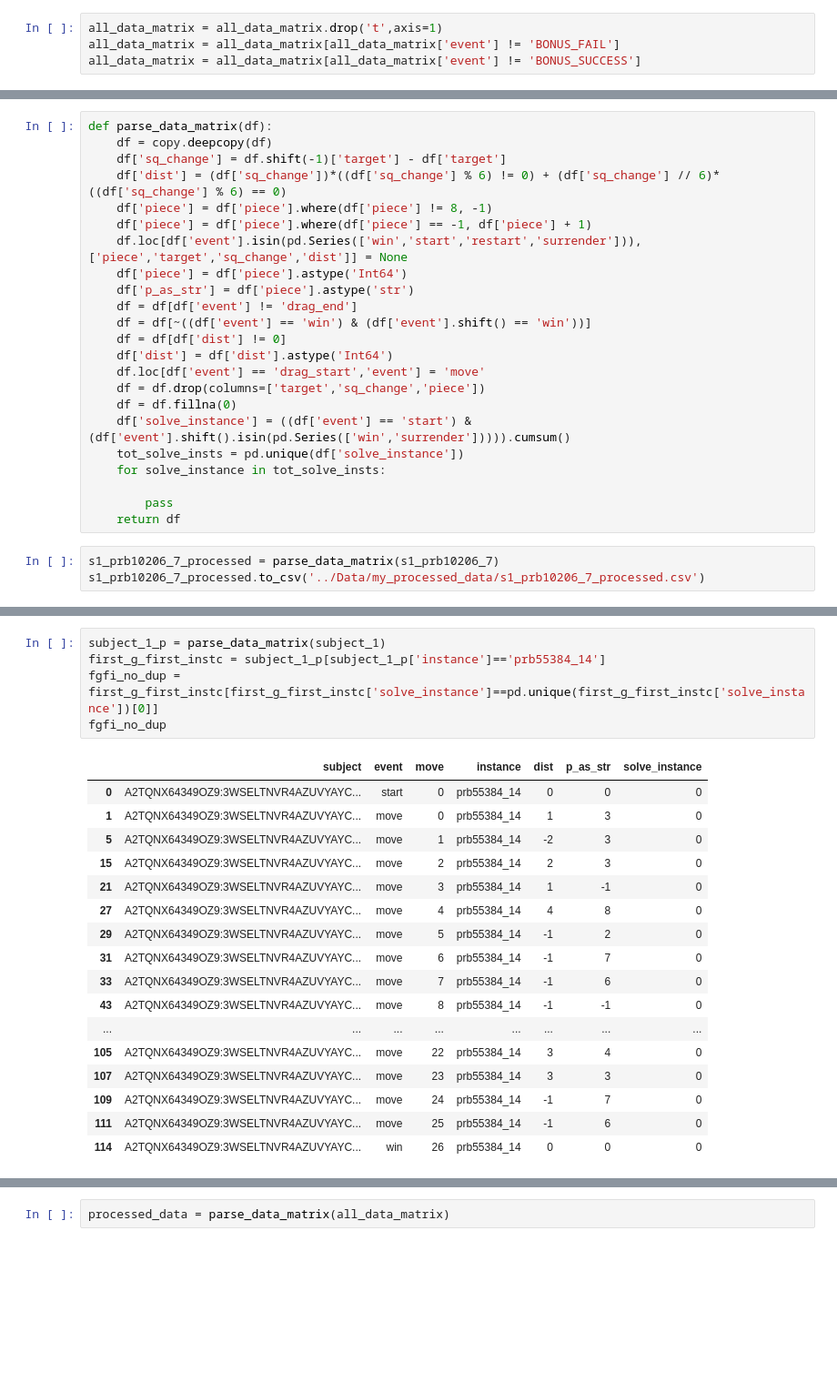
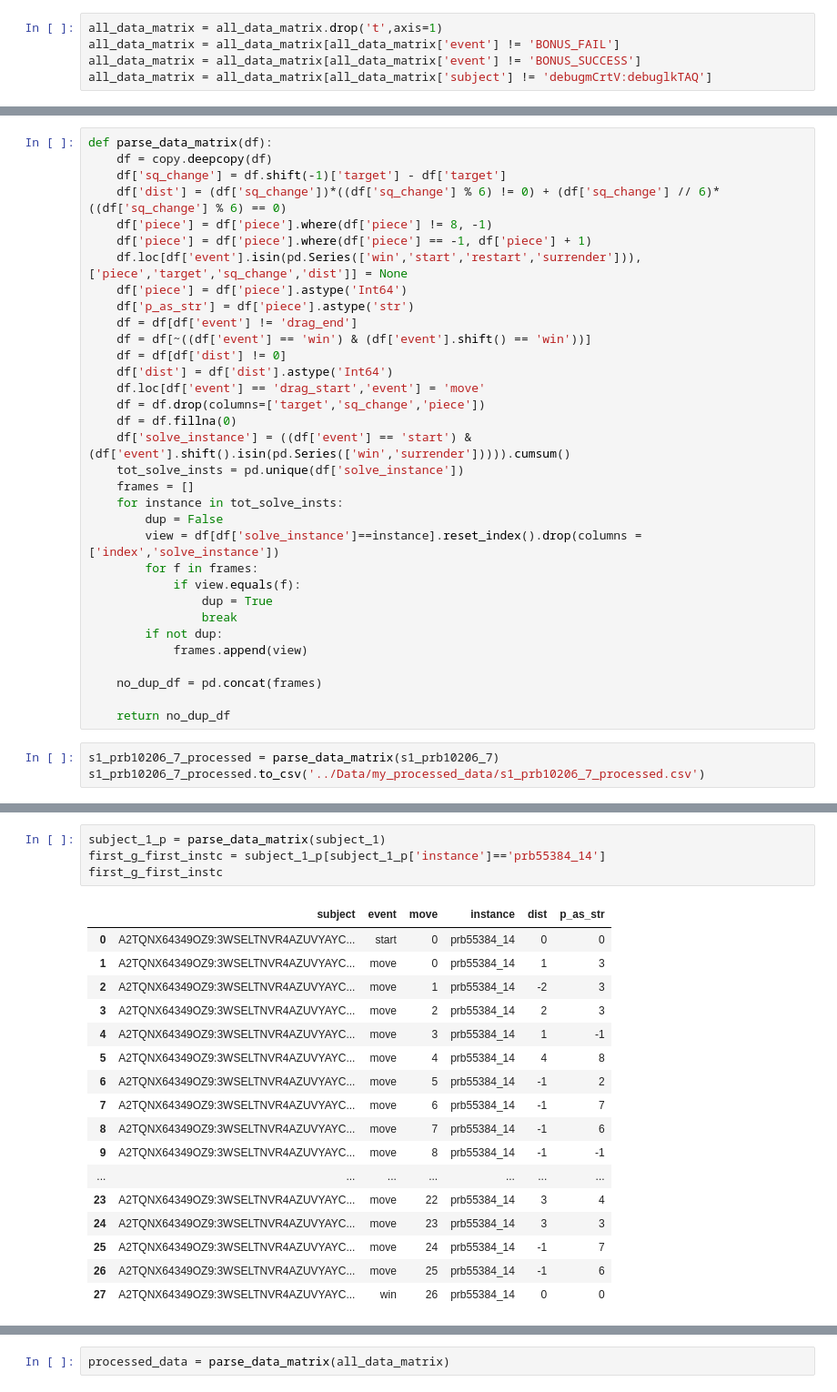
Before and after one commit to AlbertLiangca/ANDOR-Trees-replication, a Jupyter notebook: Models/participant_data.ipynb, the cells around one changed output, grey strips where cells are left out. Shown at 91% size. Cells and saved outputs as stored; diff of their text form; blank space fills up the shorter version.

```diff
--- a/Models/participant_data.ipynb
+++ b/Models/participant_data.ipynb
@@ -23,6 +23,7 @@ all_data_matrix = pd.read_csv('../Data/raw_data/all_subjects.csv')
 all_data_matrix = all_data_matrix.drop('t',axis=1)
 all_data_matrix = all_data_matrix[all_data_matrix['event'] != 'BONUS_FAIL']
 all_data_matrix = all_data_matrix[all_data_matrix['event'] != 'BONUS_SUCCESS']
+all_data_matrix = all_data_matrix[all_data_matrix['subject'] != 'debugmCrtV:debuglkTAQ']
 # %%
 subject_1 = all_data_matrix[all_data_matrix['subject']=='A2TQNX64349OZ9:3WSELTNVR4AZUVYAYCSWZIQW0J4ATB']
 # %%
@@ -62,10 +63,20 @@ def parse_data_matrix(df):
     df = df.fillna(0)
     df['solve_instance'] = ((df['event'] == 'start') & (df['event'].shift().isin(pd.Series(['win','surrender'])))).cumsum()
     tot_solve_insts = pd.unique(df['solve_instance'])
-    for solve_instance in tot_solve_insts:
+    frames = []
+    for instance in tot_solve_insts:
+        dup = False
+        view = df[df['solve_instance']==instance].reset_index().drop(columns = ['index','solve_instance'])
+        for f in frames:
+            if view.equals(f):
+                dup = True
+                break
+        if not dup:
+            frames.append(view)
 
-        pass
-    return df
+    no_dup_df = pd.concat(frames)
+
+    return no_dup_df
 # %%
 s1_prb10206_7_processed = parse_data_matrix(s1_prb10206_7)
 s1_prb10206_7_processed.to_csv('../Data/my_processed_data/s1_prb10206_7_processed.csv')
@@ -76,23 +83,22 @@ len(all_data_matrix)
 # %%
 subject_1_p = parse_data_matrix(subject_1)
 first_g_first_instc = subject_1_p[subject_1_p['instance']=='prb55384_14']
-fgfi_no_dup = first_g_first_instc[first_g_first_instc['solve_instance']==pd.unique(first_g_first_instc['solve_instance'])[0]]
-fgfi_no_dup
+first_g_first_instc
 # %% [output]
-|  | subject | event | move | instance | dist | p_as_str | solve_instance |
-| 0 | A2TQNX64349OZ9:3WSELTNVR4AZUVYAYC... | start | 0 | prb55384_14 | 0 | 0 | 0 |
-| 1 | A2TQNX64349OZ9:3WSELTNVR4AZUVYAYC... | move | 0 | prb55384_14 | 1 | 3 | 0 |
-| 5 | A2TQNX64349OZ9:3WSELTNVR4AZUVYAYC... | move | 1 | prb55384_14 | -2 | 3 | 0 |
-| 15 | A2TQNX64349OZ9:3WSELTNVR4AZUVYAYC... | move | 2 | prb55384_14 | 2 | 3 | 0 |
-| 21 | A2TQNX64349OZ9:3WSELTNVR4AZUVYAYC... | move | 3 | prb55384_14 | 1 | -1 | 0 |
-| 27 | A2TQNX64349OZ9:3WSELTNVR4AZUVYAYC... | move | 4 | prb55384_14 | 4 | 8 | 0 |
-| 29 | A2TQNX64349OZ9:3WSELTNVR4AZUVYAYC... | move | 5 | prb55384_14 | -1 | 2 | 0 |
-| 31 | A2TQNX64349OZ9:3WSELTNVR4AZUVYAYC... | move | 6 | prb55384_14 | -1 | 7 | 0 |
-| 33 | A2TQNX64349OZ9:3WSELTNVR4AZUVYAYC... | move | 7 | prb55384_14 | -1 | 6 | 0 |
-| 43 | A2TQNX64349OZ9:3WSELTNVR4AZUVYAYC... | move | 8 | prb55384_14 | -1 | -1 | 0 |
-| ... | ... | ... | ... | ... | ... | ... | ... |
-| 105 | A2TQNX64349OZ9:3WSELTNVR4AZUVYAYC... | move | 22 | prb55384_14 | 3 | 4 | 0 |
-| 107 | A2TQNX64349OZ9:3WSELTNVR4AZUVYAYC... | move | 23 | prb55384_14 | 3 | 3 | 0 |
-| 109 | A2TQNX64349OZ9:3WSELTNVR4AZUVYAYC... | move | 24 | prb55384_14 | -1 | 7 | 0 |
-| 111 | A2TQNX64349OZ9:3WSELTNVR4AZUVYAYC... | move | 25 | prb55384_14 | -1 | 6 | 0 |
-| 114 | A2TQNX64349OZ9:3WSELTNVR4AZUVYAYC... | win | 26 | prb55384_14 | 0 | 0 | 0 |
+|  | subject | event | move | instance | dist | p_as_str |
+| 0 | A2TQNX64349OZ9:3WSELTNVR4AZUVYAYC... | start | 0 | prb55384_14 | 0 | 0 |
+| 1 | A2TQNX64349OZ9:3WSELTNVR4AZUVYAYC... | move | 0 | prb55384_14 | 1 | 3 |
+| 2 | A2TQNX64349OZ9:3WSELTNVR4AZUVYAYC... | move | 1 | prb55384_14 | -2 | 3 |
+| 3 | A2TQNX64349OZ9:3WSELTNVR4AZUVYAYC... | move | 2 | prb55384_14 | 2 | 3 |
+| 4 | A2TQNX64349OZ9:3WSELTNVR4AZUVYAYC... | move | 3 | prb55384_14 | 1 | -1 |
+| 5 | A2TQNX64349OZ9:3WSELTNVR4AZUVYAYC... | move | 4 | prb55384_14 | 4 | 8 |
+| 6 | A2TQNX64349OZ9:3WSELTNVR4AZUVYAYC... | move | 5 | prb55384_14 | -1 | 2 |
+| 7 | A2TQNX64349OZ9:3WSELTNVR4AZUVYAYC... | move | 6 | prb55384_14 | -1 | 7 |
+| 8 | A2TQNX64349OZ9:3WSELTNVR4AZUVYAYC... | move | 7 | prb55384_14 | -1 | 6 |
+| 9 | A2TQNX64349OZ9:3WSELTNVR4AZUVYAYC... | move | 8 | prb55384_14 | -1 | -1 |
+| ... | ... | ... | ... | ... | ... | ... |
+| 23 | A2TQNX64349OZ9:3WSELTNVR4AZUVYAYC... | move | 22 | prb55384_14 | 3 | 4 |
+| 24 | A2TQNX64349OZ9:3WSELTNVR4AZUVYAYC... | move | 23 | prb55384_14 | 3 | 3 |
+| 25 | A2TQNX64349OZ9:3WSELTNVR4AZUVYAYC... | move | 24 | prb55384_14 | -1 | 7 |
+| 26 | A2TQNX64349OZ9:3WSELTNVR4AZUVYAYC... | move | 25 | prb55384_14 | -1 | 6 |
+| 27 | A2TQNX64349OZ9:3WSELTNVR4AZUVYAYC... | win | 26 | prb55384_14 | 0 | 0 |
```
Also changed, not shown: parts of 8 cells of this notebook, 3 other files.
